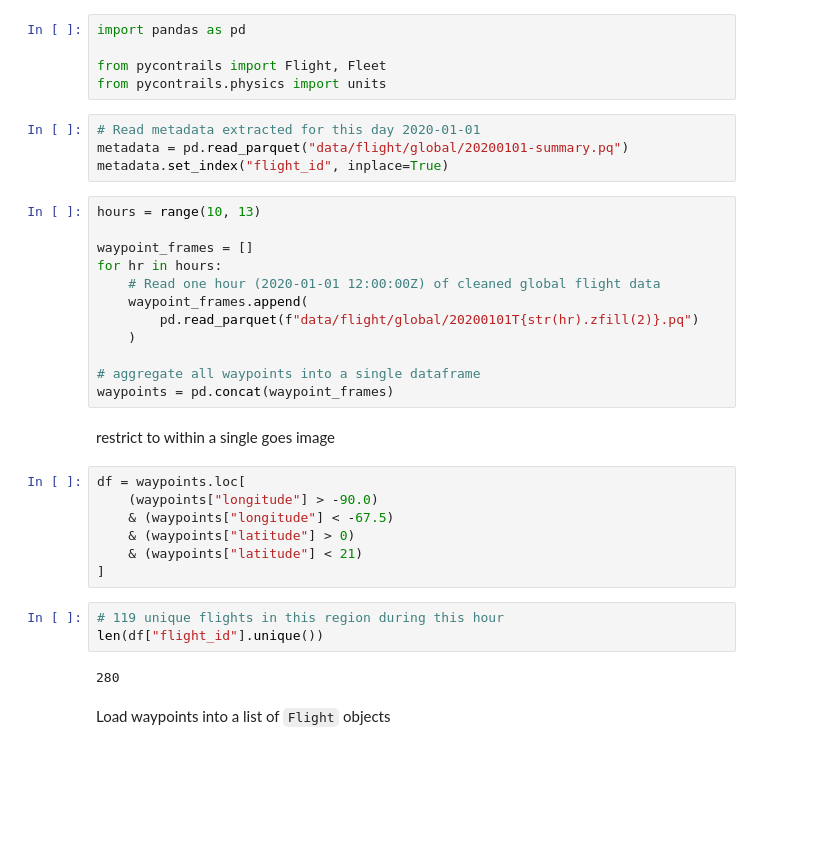
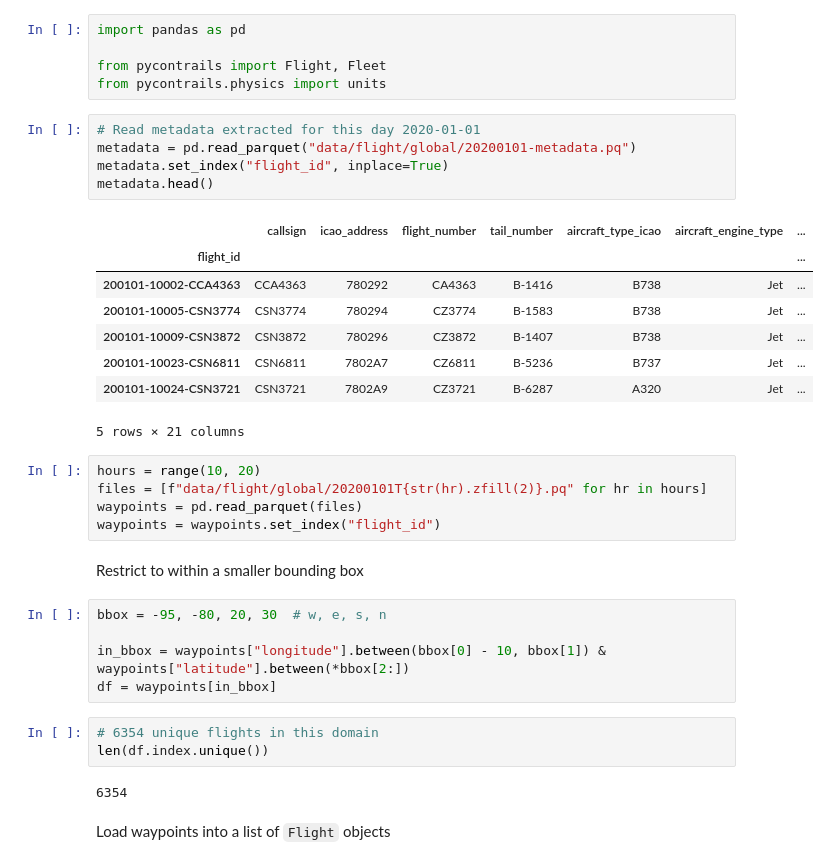
Before and after one commit to contrailcirrus/2023-04-pycontrails-workshop, a Jupyter notebook: notebooks/03-CoCiP-satellite.ipynb, the cells around one changed output. Saved outputs shown, nothing was run; the diff lists cells and outputs as text; blank space fills up the shorter version.

```diff
--- a/notebooks/03-CoCiP-satellite.ipynb
+++ b/notebooks/03-CoCiP-satellite.ipynb
@@ -127,34 +63,35 @@ from pycontrails import Flight, Fleet
 from pycontrails.physics import units
 # %%
 # Read metadata extracted for this day 2020-01-01
-metadata = pd.read_parquet("data/flight/global/20200101-summary.pq")
+metadata = pd.read_parquet("data/flight/global/20200101-metadata.pq")
 metadata.set_index("flight_id", inplace=True)
+metadata.head()
+# %% [output]
+|  | callsign | icao_address | flight_number | tail_number | aircraft_type_icao | aircraft_engine_type | ... |
+| flight_id |  |  |  |  |  |  | ... |
+| 200101-10002-CCA4363 | CCA4363 | 780292 | CA4363 | B-1416 | B738 | Jet | ... |
+| 200101-10005-CSN3774 | CSN3774 | 780294 | CZ3774 | B-1583 | B738 | Jet | ... |
+| 200101-10009-CSN3872 | CSN3872 | 780296 | CZ3872 | B-1407 | B738 | Jet | ... |
+| 200101-10023-CSN6811 | CSN6811 | 7802A7 | CZ6811 | B-5236 | B737 | Jet | ... |
+| 200101-10024-CSN3721 | CSN3721 | 7802A9 | CZ3721 | B-6287 | A320 | Jet | ... |
+5 rows × 21 columns
 # %%
-hours = range(10, 13)
-
-waypoint_frames = []
-for hr in hours:
-    # Read one hour (2020-01-01 12:00:00Z) of cleaned global flight data
-    waypoint_frames.append(
-        pd.read_parquet(f"data/flight/global/20200101T{str(hr).zfill(2)}.pq")
-    )
-
-# aggregate all waypoints into a single dataframe
-waypoints = pd.concat(waypoint_frames)
+hours = range(10, 20)
+files = [f"data/flight/global/20200101T{str(hr).zfill(2)}.pq" for hr in hours]
+waypoints = pd.read_parquet(files)
+waypoints = waypoints.set_index("flight_id")
 # %% [markdown]
-restrict to within a single goes image
+Restrict to within a smaller bounding box
 # %%
-df = waypoints.loc[
-    (waypoints["longitude"] > -90.0)
-    & (waypoints["longitude"] < -67.5)
-    & (waypoints["latitude"] > 0)
-    & (waypoints["latitude"] < 21)
-]
+bbox = -95, -80, 20, 30  # w, e, s, n
+
+in_bbox = waypoints["longitude"].between(bbox[0] - 10, bbox[1]) & waypoints["latitude"].between(*bbox[2:])
+df = waypoints[in_bbox]
 # %%
-# 119 unique flights in this region during this hour
-len(df["flight_id"].unique())
+# 6354 unique flights in this domain
+len(df.index.unique())
 # %% [output]
-280
+6354
 # %% [markdown]
 Load waypoints into a list of `Flight` objects
 # %% [markdown]
```
Also changed, not shown: parts of 34 cells of this notebook.
